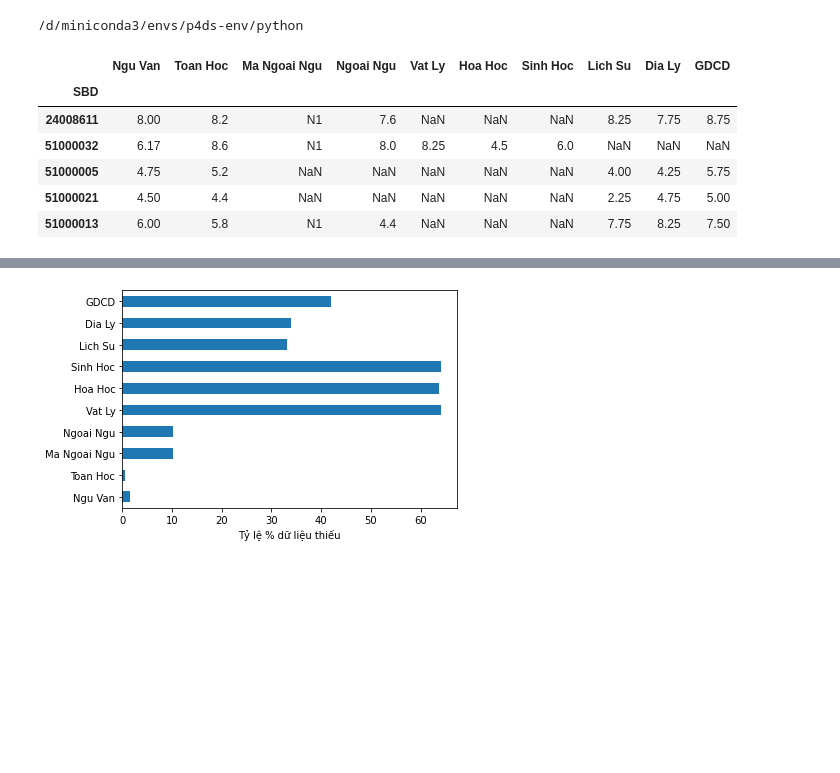
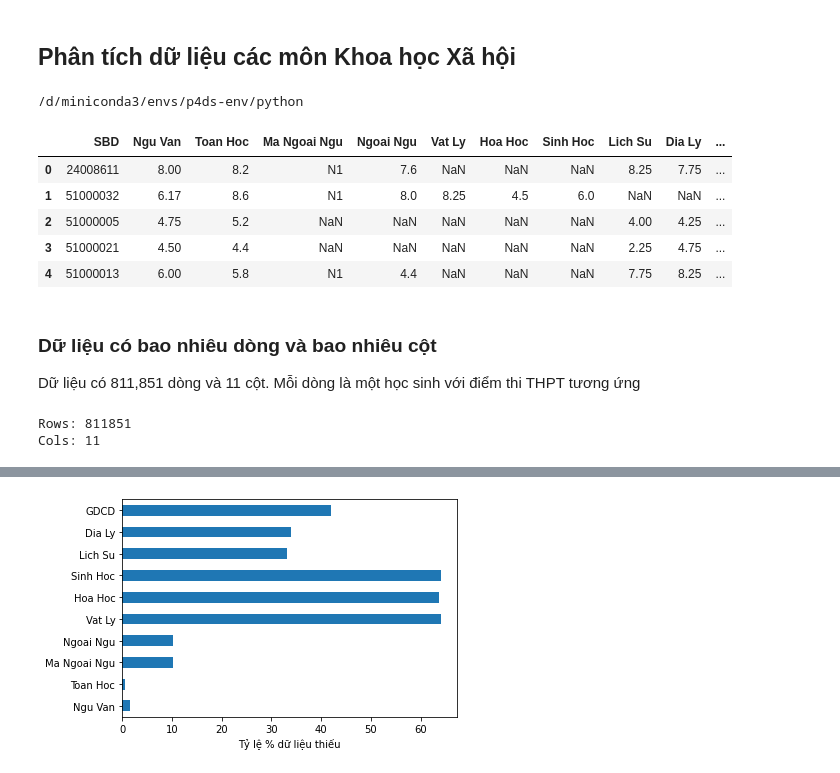
Before and after one commit to TungNguyen2000/LTKHDL_DoAn, a Jupyter notebook: DoAn/Untitled.ipynb, the cells around one changed output, grey strips where cells are left out. Drawn from its saved outputs; the diff is of its cells as text; code cells hidden in the pictures; blank space fills up the shorter version.

```diff
--- a/DoAn/Untitled.ipynb
+++ b/DoAn/Untitled.ipynb
@@ -1,3 +1,5 @@
+# %% [markdown]
+## Phân tích dữ liệu các môn Khoa học Xã hội
 # %%
 !which python
 # %% [output]
@@ -7,13 +9,22 @@ import pandas as pd
 import matplotlib.pyplot as plt
 import numpy as np
 # %%
-df = pd.read_csv('diemthi2019_update.csv', index_col="SBD").drop(columns="Unnamed: 0")
+df = pd.read_csv('diemthi2019_update.csv').drop(columns="Unnamed: 0")
 df.head()
 # %% [output]
-|  | Ngu Van | Toan Hoc | Ma Ngoai Ngu | Ngoai Ngu | Vat Ly | Hoa Hoc | Sinh Hoc | Lich Su | Dia Ly | GDCD |
-| SBD |  |  |  |  |  |  |  |  |  |  |
-| 24008611 | 8.00 | 8.2 | N1 | 7.6 | NaN | NaN | NaN | 8.25 | 7.75 | 8.75 |
-| 51000032 | 6.17 | 8.6 | N1 | 8.0 | 8.25 | 4.5 | 6.0 | NaN | NaN | NaN |
-| 51000005 | 4.75 | 5.2 | NaN | NaN | NaN | NaN | NaN | 4.00 | 4.25 | 5.75 |
-| 51000021 | 4.50 | 4.4 | NaN | NaN | NaN | NaN | NaN | 2.25 | 4.75 | 5.00 |
-| 51000013 | 6.00 | 5.8 | N1 | 4.4 | NaN | NaN | NaN | 7.75 | 8.25 | 7.50 |
+|  | SBD | Ngu Van | Toan Hoc | Ma Ngoai Ngu | Ngoai Ngu | Vat Ly | Hoa Hoc | Sinh Hoc | Lich Su | Dia Ly | ... |
+| 0 | 24008611 | 8.00 | 8.2 | N1 | 7.6 | NaN | NaN | NaN | 8.25 | 7.75 | ... |
+| 1 | 51000032 | 6.17 | 8.6 | N1 | 8.0 | 8.25 | 4.5 | 6.0 | NaN | NaN | ... |
+| 2 | 51000005 | 4.75 | 5.2 | NaN | NaN | NaN | NaN | NaN | 4.00 | 4.25 | ... |
+| 3 | 51000021 | 4.50 | 4.4 | NaN | NaN | NaN | NaN | NaN | 2.25 | 4.75 | ... |
+| 4 | 51000013 | 6.00 | 5.8 | N1 | 4.4 | NaN | NaN | NaN | 7.75 | 8.25 | ... |
+# %% [markdown]
+### Dữ liệu có bao nhiêu dòng và bao nhiêu cột
+
+Dữ liệu có 811,851 dòng và 11 cột. Mỗi dòng là một học sinh với điểm thi THPT tương ứng
+# %%
+print("Rows:", df.shape[0])
+print("Cols:", df.shape[1])
+# %% [output]
+Rows: 811851
+Cols: 11
```
Also changed, not shown: parts of 10 cells of this notebook.
